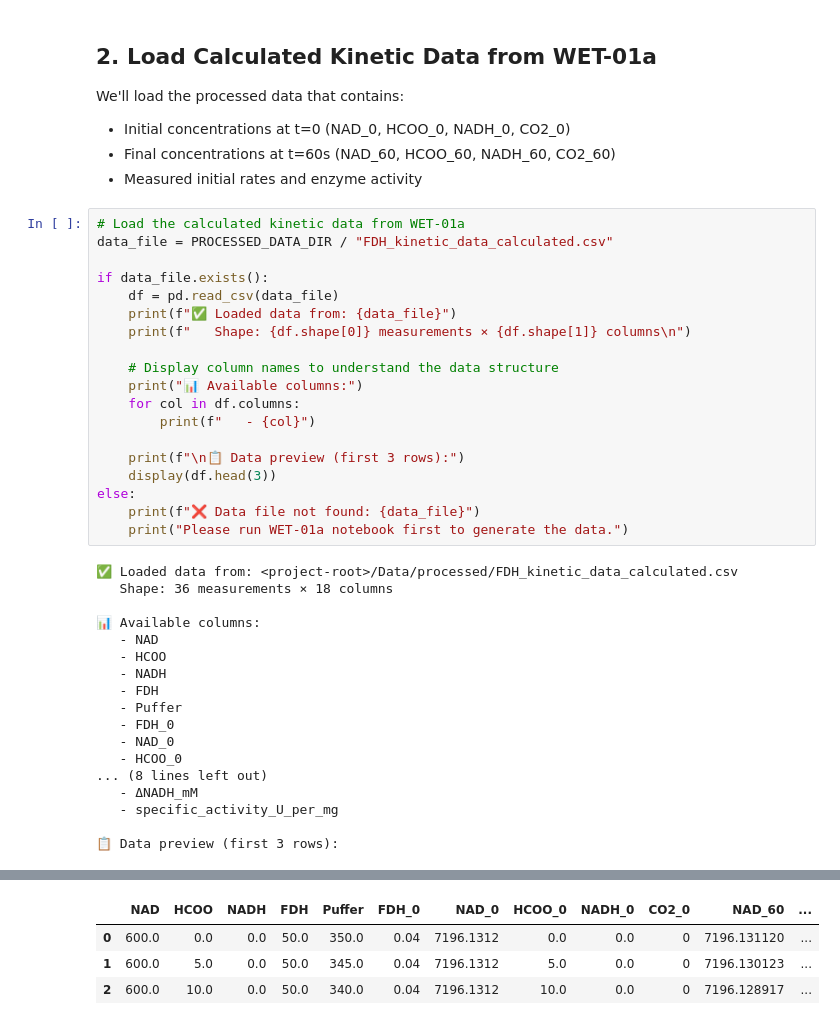
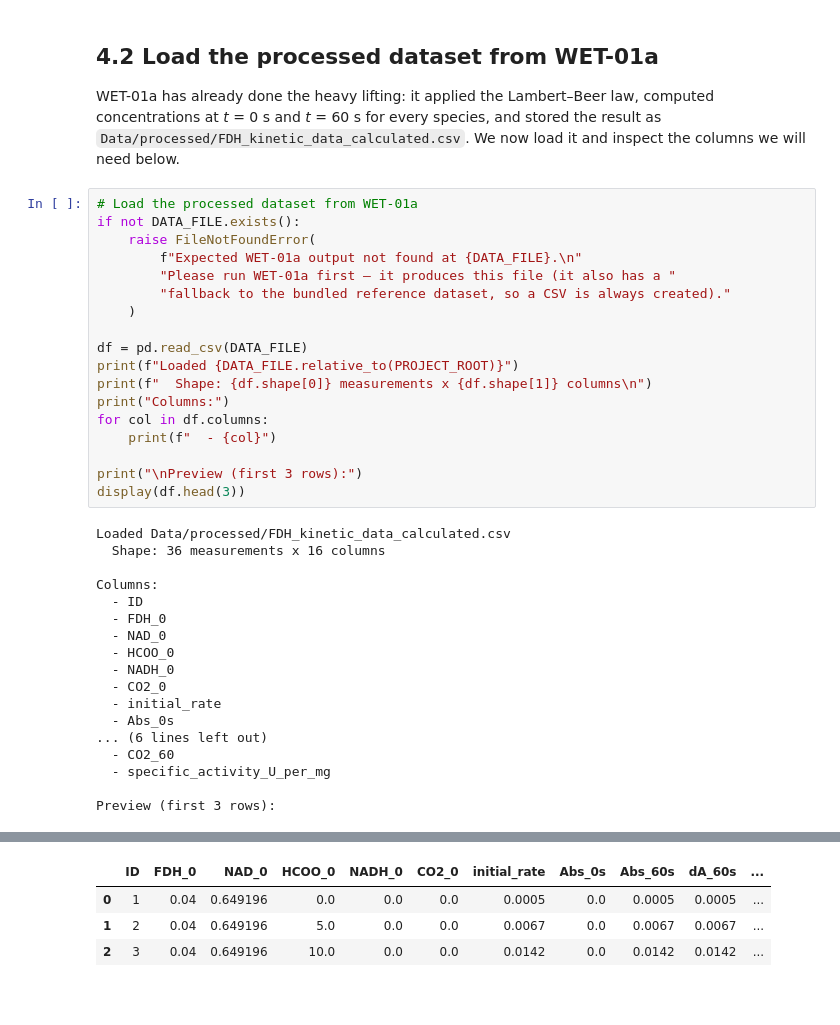
Before and after one commit to NMEpping/FAIR-XAIR-data-literacy, a Jupyter notebook: notebooks/EnzymeML/Notebooks/RDM-01a_EnzymeMLDataManagement.ipynb, the cells around one changed output, grey strips where cells are left out. Saved outputs shown, nothing was run; the diff lists cells and outputs as text; blank space fills up the shorter version.

```diff
--- a/notebooks/EnzymeML/Notebooks/RDM-01a_EnzymeMLDataManagement.ipynb
+++ b/notebooks/EnzymeML/Notebooks/RDM-01a_EnzymeMLDataManagement.ipynb
@@ -391,50 +376,48 @@ nadh_2
 # %% [markdown]
-## 2. Load Calculated Kinetic Data from WET-01a
+<a id="sec-4-2"></a>
 
-We'll load the processed data that contains:
-- Initial concentrations at t=0 (NAD_0, HCOO_0, NADH_0, CO2_0)
-- Final concentrations at t=60s (NAD_60, HCOO_60, NADH_60, CO2_60)
-- Measured initial rates and enzyme activity
+## 4.2 Load the processed dataset from WET-01a
+
+WET-01a has already done the heavy lifting: it applied the Lambert–Beer law, computed concentrations at *t* = 0 s and *t* = 60 s for every species, and stored the result as `Data/processed/FDH_kinetic_data_calculated.csv`. We now load it and inspect the columns we will need below.
 # %%
-# Load the calculated kinetic data from WET-01a
-data_file = PROCESSED_DATA_DIR / "FDH_kinetic_data_calculated.csv"
+# Load the processed dataset from WET-01a
+if not DATA_FILE.exists():
+    raise FileNotFoundError(
+        f"Expected WET-01a output not found at {DATA_FILE}.\n"
+        "Please run WET-01a first — it produces this file (it also has a "
+        "fallback to the bundled reference dataset, so a CSV is always created)."
+    )
 
-if data_file.exists():
-    df = pd.read_csv(data_file)
-    print(f"✅ Loaded data from: {data_file}")
-    print(f"   Shape: {df.shape[0]} measurements × {df.shape[1]} columns\n")
+df = pd.read_csv(DATA_FILE)
+print(f"Loaded {DATA_FILE.relative_to(PROJECT_ROOT)}")
+print(f"  Shape: {df.shape[0]} measurements x {df.shape[1]} columns\n")
+print("Columns:")
+for col in df.columns:
+    print(f"  - {col}")
 
-    # Display column names to understand the data structure
-    print("📊 Available columns:")
-    for col in df.columns:
-        print(f"   - {col}")
-
-    print(f"\n📋 Data preview (first 3 rows):")
-    display(df.head(3))
-else:
-    print(f"❌ Data file not found: {data_file}")
-    print("Please run WET-01a notebook first to generate the data.")
+print("\nPreview (first 3 rows):")
+display(df.head(3))
 # %% [output]
-✅ Loaded data from: <project-root>/Data/processed/FDH_kinetic_data_calculated.csv
-   Shape: 36 measurements × 18 columns
+Loaded Data/processed/FDH_kinetic_data_calculated.csv
+  Shape: 36 measurements x 16 columns
 
-📊 Available columns:
-   - NAD
-   - HCOO
-   - NADH
-   - FDH
-   - Puffer
-   - FDH_0
-   - NAD_0
-   - HCOO_0
-... (8 lines left out)
-   - ΔNADH_mM
-   - specific_activity_U_per_mg
+Columns:
+  - ID
+  - FDH_0
+  - NAD_0
+  - HCOO_0
+  - NADH_0
+  - CO2_0
+  - initial_rate
+  - Abs_0s
+... (6 lines left out)
+  - CO2_60
+  - specific_activity_U_per_mg
 
-📋 Data preview (first 3 rows):
+Preview (first 3 rows):
 [interactive output not drawn]
-|  | NAD | HCOO | NADH | FDH | Puffer | FDH_0 | NAD_0 | HCOO_0 | NADH_0 | CO2_0 | NAD_60 | ... |
-| 0 | 600.0 | 0.0 | 0.0 | 50.0 | 350.0 | 0.04 | 7196.1312 | 0.0 | 0.0 | 0 | 7196.131120 | ... |
-| 1 | 600.0 | 5.0 | 0.0 | 50.0 | 345.0 | 0.04 | 7196.1312 | 5.0 | 0.0 | 0 | 7196.130123 | ... |
-| 2 | 600.0 | 10.0 | 0.0 | 50.0 | 340.0 | 0.04 | 7196.1312 | 10.0 | 0.0 | 0 | 7196.128917 | ... |
+|  | ID | FDH_0 | NAD_0 | HCOO_0 | NADH_0 | CO2_0 | initial_rate | Abs_0s | Abs_60s | dA_60s | ... |
+| 0 | 1 | 0.04 | 0.649196 | 0.0 | 0.0 | 0.0 | 0.0005 | 0.0 | 0.0005 | 0.0005 | ... |
+| 1 | 2 | 0.04 | 0.649196 | 5.0 | 0.0 | 0.0 | 0.0067 | 0.0 | 0.0067 | 0.0067 | ... |
+| 2 | 3 | 0.04 | 0.649196 | 10.0 | 0.0 | 0.0 | 0.0142 | 0.0 | 0.0142 | 0.0142 | ... |
 # %% [markdown]
```
Also changed, not shown: parts of 25 cells of this notebook.
